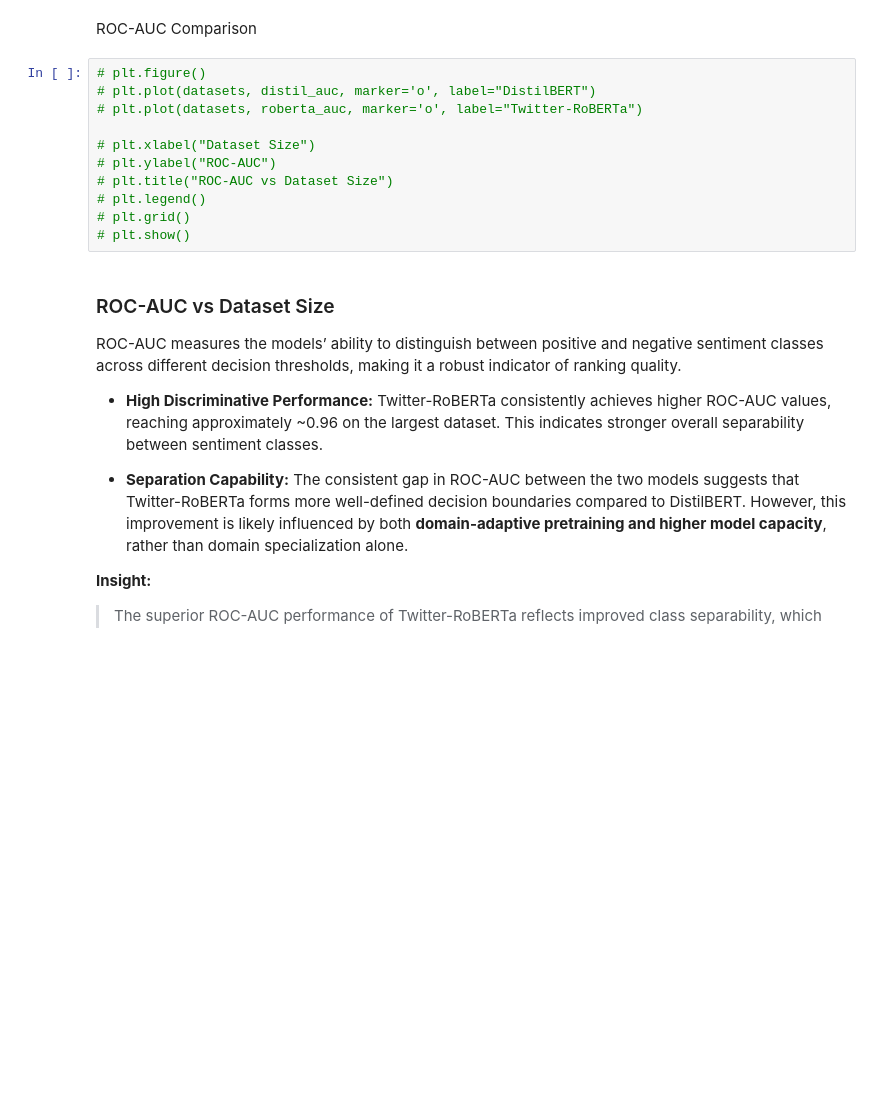
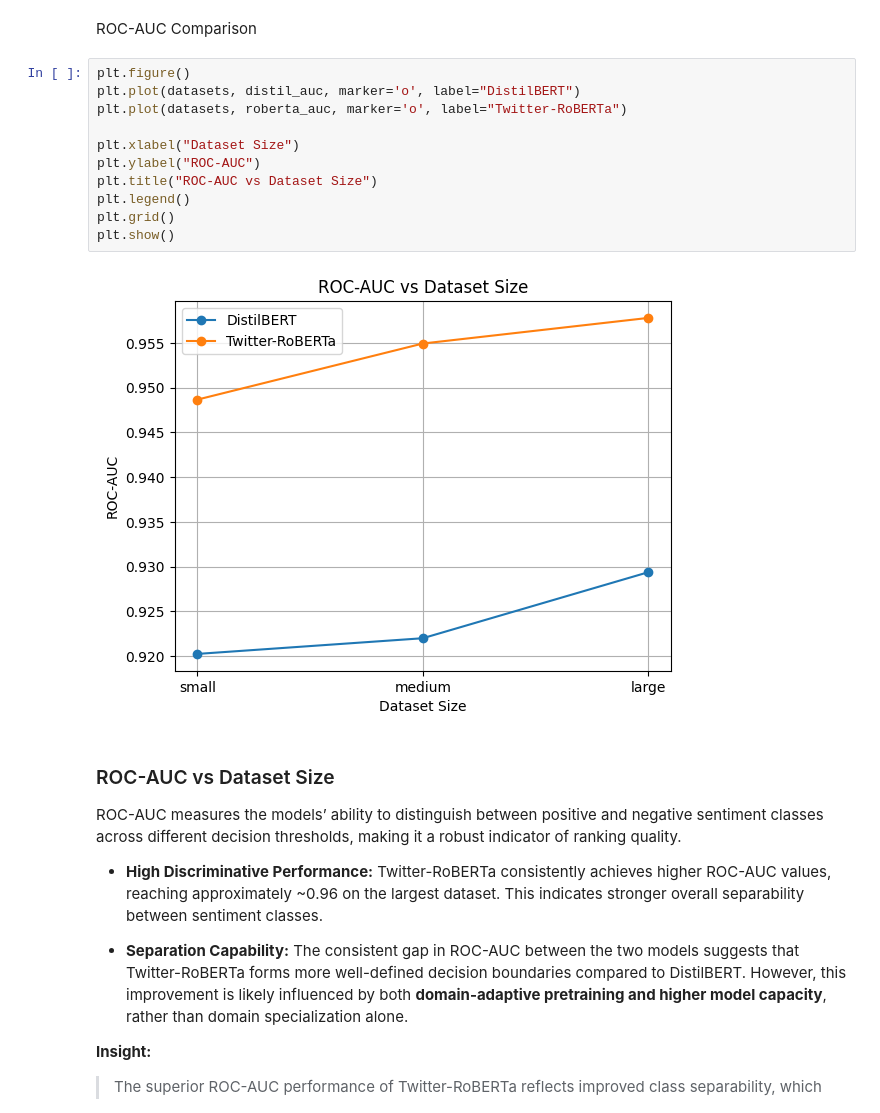
Before and after one commit to aayush-12321/Sentiment-Analysis-Project, a Jupyter notebook: twitter_roberta_experiments.ipynb, the cells around one changed output. Cells and saved outputs as stored; diff of their text form; blank space fills up the shorter version.

```diff
--- a/twitter_roberta_experiments.ipynb
+++ b/twitter_roberta_experiments.ipynb
@@ -800,16 +749,18 @@ The F1-score trends closely follow accuracy, indicating that both models maintai
 # %% [markdown]
 ROC-AUC Comparison
 # %%
-# plt.figure()
-# plt.plot(datasets, distil_auc, marker='o', label="DistilBERT")
-# plt.plot(datasets, roberta_auc, marker='o', label="Twitter-RoBERTa")
+plt.figure()
+plt.plot(datasets, distil_auc, marker='o', label="DistilBERT")
+plt.plot(datasets, roberta_auc, marker='o', label="Twitter-RoBERTa")
 
-# plt.xlabel("Dataset Size")
-# plt.ylabel("ROC-AUC")
-# plt.title("ROC-AUC vs Dataset Size")
-# plt.legend()
-# plt.grid()
-# plt.show()
+plt.xlabel("Dataset Size")
+plt.ylabel("ROC-AUC")
+plt.title("ROC-AUC vs Dataset Size")
+plt.legend()
+plt.grid()
+plt.show()
+# %% [output]
+[figure, added]
 # %% [markdown]
 ### ROC-AUC vs Dataset Size
 
```
Also changed, not shown: parts of 40 cells of this notebook.
